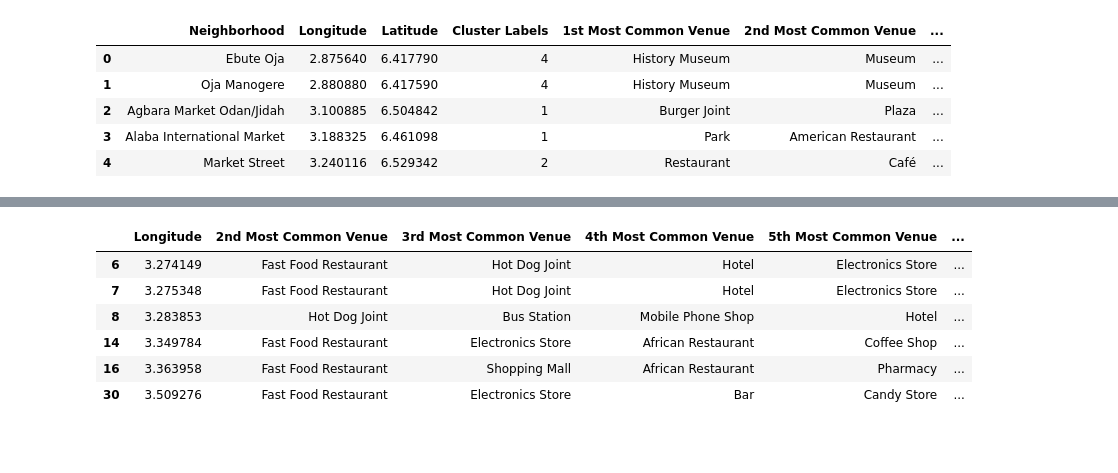
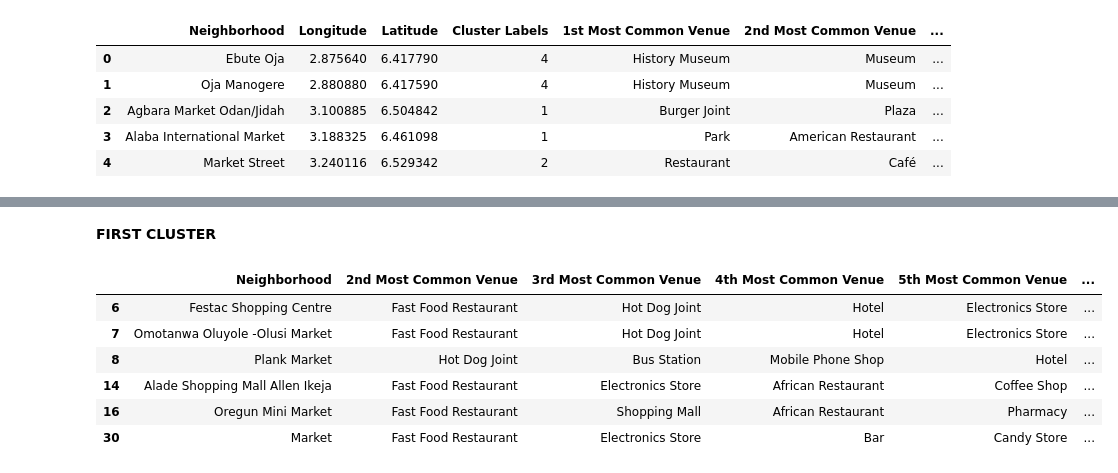
Before and after one commit to a23bisola/MyCapstoneProjcet, a Jupyter notebook: TheProject.ipynb, the cells around one changed output, grey strips where cells are left out. Cells and saved outputs as stored; diff of their text form; code cells hidden in the pictures; blank space fills up the shorter version.

```diff
--- a/TheProject.ipynb
+++ b/TheProject.ipynb
@@ -515,10 +511,12 @@ map_clusters
+# %% [markdown]
+__FIRST CLUSTER__
 # %%
-martt_merged.loc[martt_merged['Cluster Labels'] == 0, martt_merged.columns[[1] + list(range(5, martt_merged.shape[1]))]]
+martt_merged.loc[martt_merged['Cluster Labels'] == 0, martt_merged.columns[[0] + list(range(5, martt_merged.shape[1]))]]
 # %% [output]
-|  | Longitude | 2nd Most Common Venue | 3rd Most Common Venue | 4th Most Common Venue | 5th Most Common Venue | ... |
-| 6 | 3.274149 | Fast Food Restaurant | Hot Dog Joint | Hotel | Electronics Store | ... |
-| 7 | 3.275348 | Fast Food Restaurant | Hot Dog Joint | Hotel | Electronics Store | ... |
-| 8 | 3.283853 | Hot Dog Joint | Bus Station | Mobile Phone Shop | Hotel | ... |
-| 14 | 3.349784 | Fast Food Restaurant | Electronics Store | African Restaurant | Coffee Shop | ... |
-| 16 | 3.363958 | Fast Food Restaurant | Shopping Mall | African Restaurant | Pharmacy | ... |
-| 30 | 3.509276 | Fast Food Restaurant | Electronics Store | Bar | Candy Store | ... |
+|  | Neighborhood | 2nd Most Common Venue | 3rd Most Common Venue | 4th Most Common Venue | 5th Most Common Venue | ... |
+| 6 | Festac Shopping Centre | Fast Food Restaurant | Hot Dog Joint | Hotel | Electronics Store | ... |
+| 7 | Omotanwa Oluyole -Olusi Market | Fast Food Restaurant | Hot Dog Joint | Hotel | Electronics Store | ... |
+| 8 | Plank Market | Hot Dog Joint | Bus Station | Mobile Phone Shop | Hotel | ... |
+| 14 | Alade Shopping Mall Allen Ikeja | Fast Food Restaurant | Electronics Store | African Restaurant | Coffee Shop | ... |
+| 16 | Oregun Mini Market | Fast Food Restaurant | Shopping Mall | African Restaurant | Pharmacy | ... |
+| 30 | Market | Fast Food Restaurant | Electronics Store | Bar | Candy Store | ... |
```
Also changed, not shown: parts of 12 cells of this notebook.
